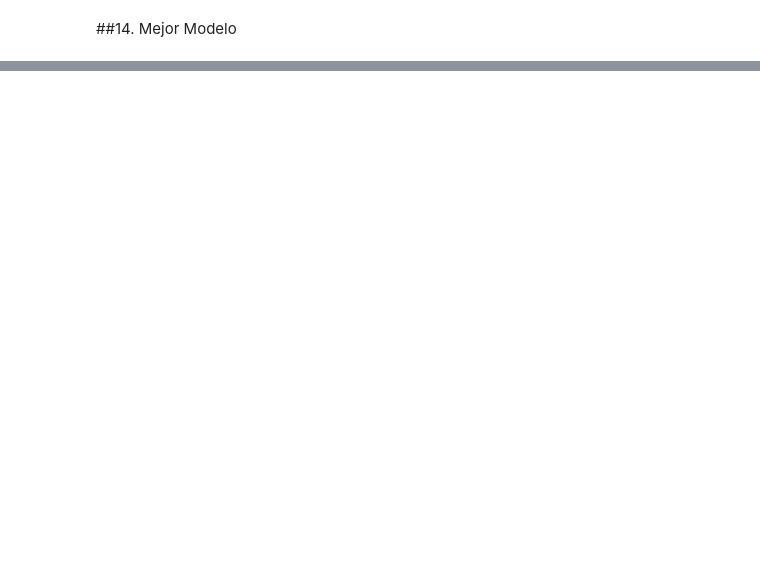
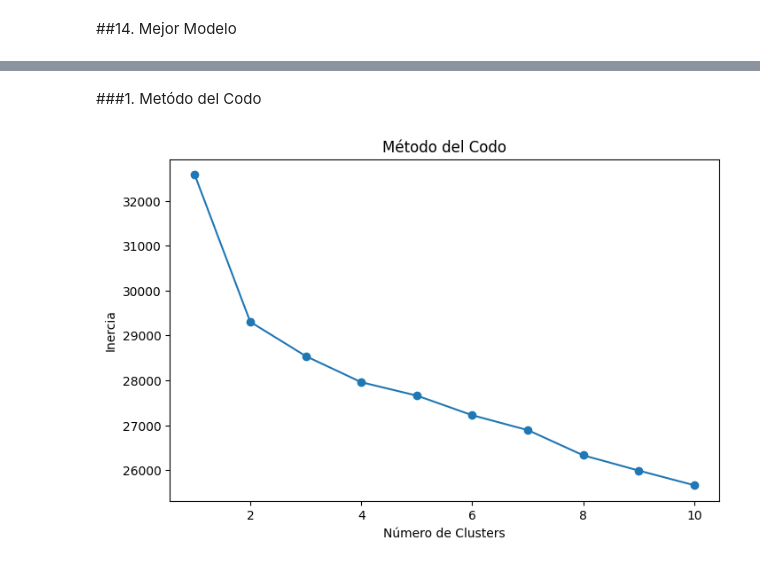
Before and after one commit to mipaillafil/Proyecto_Aeropuertos, a Jupyter notebook: Evaluación_2.ipynb, the cells around one changed output, grey strips where cells are left out. Cells and saved outputs as stored; diff of their text form; code cells hidden in the pictures; blank space fills up the shorter version.

```diff
--- a/Evaluación_2.ipynb
+++ b/Evaluación_2.ipynb
@@ -481,0 +570,12 @@ Comparación completa de modelos:
+# %%
+# Re-defining target and feature variables (X and y)
+target = "internacional_domestico_D"
+
+X = df.drop([
+    "internacional_domestico_D",
+    "internacional_domestico_I"
+], axis=1)
+
+y = df[target]
+
+print("X and y variables re-defined.")
@@ -485,0 +940,41 @@ Comparación completa de modelos:
+# %% [markdown]
+###1. Metódo del Codo
+# %%
+# Lista para guardar las inercias para cada valor de K
+inertia = []
+
+# Definir el rango de valores de K a probar (de 1 a 10 clusters)
+K = range(1,11)
+
+# Iterar sobre cada valor de K para entrenar un modelo K-Means
+for k in K:
+
+    # Crear una instancia del modelo KMeans con 'k' clusters y una semilla para reproducibilidad
+    kmeans = KMeans(
+        n_clusters=k,
+        random_state=42,
+        n_init=10 # Especifica explícitamente n_init para evitar FutureWarning
+    )
+
+    # Entrenar el modelo K-Means con los datos (X)
+    kmeans.fit(X)
+
+    # Guardar la inercia (suma de cuadrados de las distancias de las muestras a su centro de cluster más cercano)
+    inertia.append(kmeans.inertia_)
+
+# Crear un gráfico para visualizar el Método del Codo
+plt.figure(figsize=(8,5))
+
+# Plotear K (número de clusters) contra la inercia
+plt.plot(
+    K,
+    inertia,
+    marker='o' # Añadir marcadores circulares para cada punto
+)
+
+plt.title("Método del Codo") # Título del gráfico
+plt.xlabel("Número de Clusters") # Etiqueta del eje X
+plt.ylabel("Inercia") # Etiqueta del eje Y
+plt.show()
+# %% [output]
+[figure, added]
```
Also changed, not shown: parts of 55 cells of this notebook.
